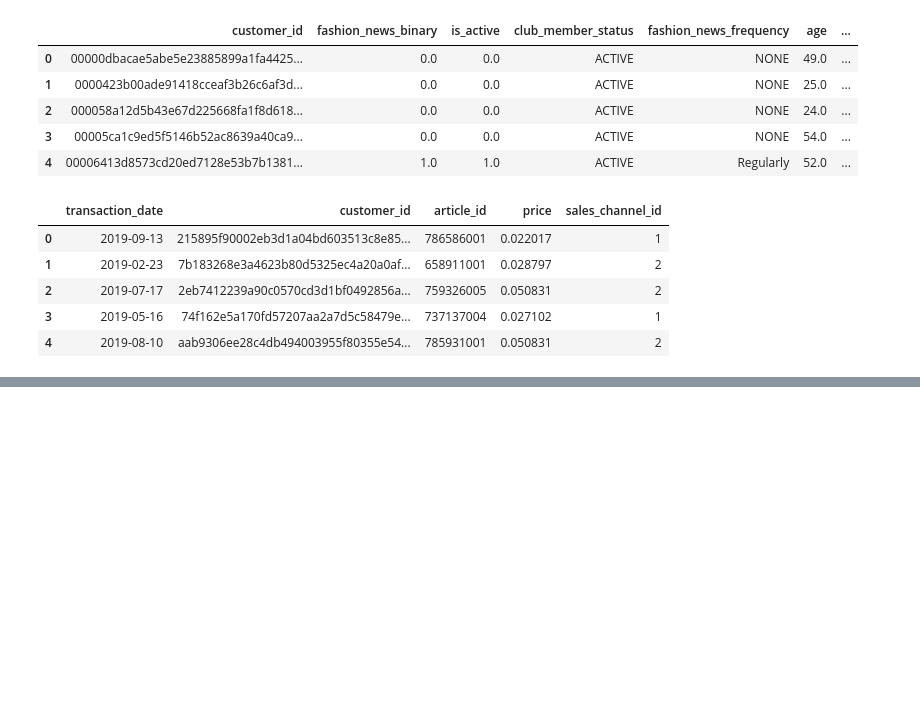
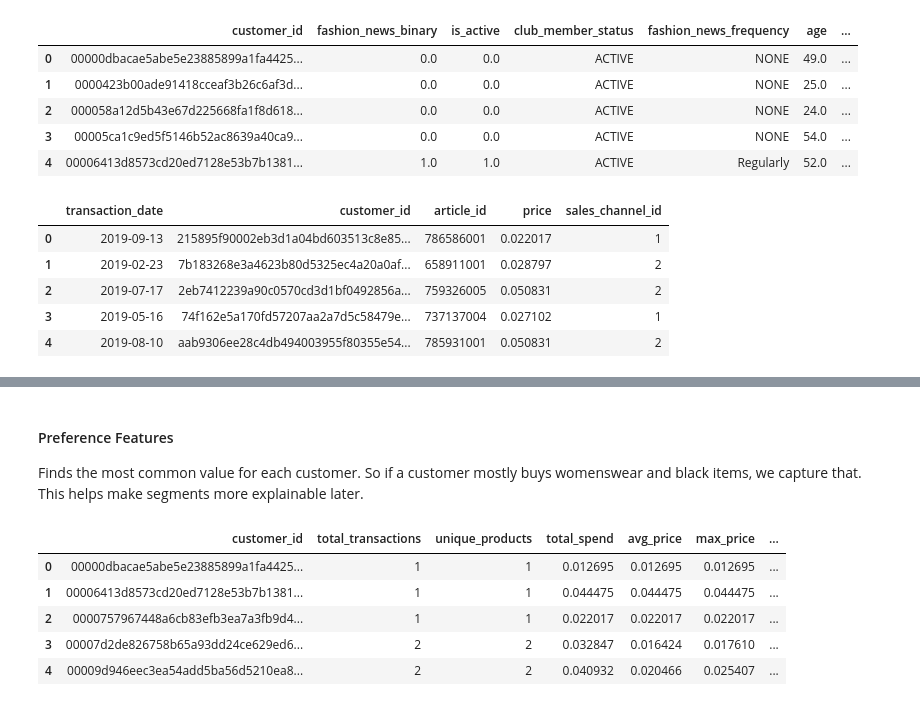
Before and after one commit to Letitia-Chang/omni-retail-ai, a Jupyter notebook: notebooks/02_customer_segmentation.ipynb, the cells around one changed output, grey strips where cells are left out. Drawn from its saved outputs; the diff is of its cells as text; code cells hidden in the pictures; blank space fills up the shorter version.

```diff
--- a/notebooks/02_customer_segmentation.ipynb
+++ b/notebooks/02_customer_segmentation.ipynb
@@ -24,6 +25,8 @@ customers = pd.read_csv(os.path.join(PROCESSED_DIR, "customers.csv"))
 articles = pd.read_csv(os.path.join(PROCESSED_DIR, "articles.csv"))
 transactions = pd.read_csv(os.path.join(PROCESSED_DIR, "transactions.csv"))
 
+transactions["transaction_date"] = pd.to_datetime(transactions["transaction_date"])
+
 print(customers.shape)
 print(articles.shape)
 print(transactions.shape)
@@ -116,0 +138,51 @@ customer_behavior.head()
+# %% [markdown]
+#### Preference Features
+
+Finds the most common value for each customer. So if a customer mostly buys womenswear and black items, we capture that. This helps make segments more explainable later.
+# %%
+def get_top_value(df, group_col, value_col, output_col):
+    return (
+        df.groupby([group_col, value_col])
+        .size()
+        .reset_index(name="count")
+        .sort_values([group_col, "count"], ascending=[True, False])
+        .drop_duplicates(group_col)
+        [[group_col, value_col]]
+        .rename(columns={value_col: output_col})
+    )
+
+favorite_product_group = get_top_value(
+    txn, "customer_id", "product_group", "favorite_product_group"
+)
+
+favorite_index_group = get_top_value(
+    txn, "customer_id", "index_group", "favorite_index_group"
+)
+
+favorite_garment_group = get_top_value(
+    txn, "customer_id", "garment_group", "favorite_garment_group"
+)
+
+favorite_color = get_top_value(
+    txn, "customer_id", "color_group", "favorite_color"
+)
+# %%
+
+customer_features = customer_behavior.copy()
+
+for feature_df in [
+    favorite_product_group,
+    favorite_index_group,
+    favorite_garment_group,
+    favorite_color
+]:
+    customer_features = customer_features.merge(feature_df, on="customer_id", how="left")
+
+customer_features.head()
+# %% [output]
+|  | customer_id | total_transactions | unique_products | total_spend | avg_price | max_price | ... |
+| 0 | 00000dbacae5abe5e23885899a1fa4425... | 1 | 1 | 0.012695 | 0.012695 | 0.012695 | ... |
+| 1 | 00006413d8573cd20ed7128e53b7b1381... | 1 | 1 | 0.044475 | 0.044475 | 0.044475 | ... |
+| 2 | 0000757967448a6cb83efb3ea7a3fb9d4... | 1 | 1 | 0.022017 | 0.022017 | 0.022017 | ... |
+| 3 | 00007d2de826758b65a93dd24ce629ed6... | 2 | 2 | 0.032847 | 0.016424 | 0.017610 | ... |
+| 4 | 00009d946eec3ea54add5ba56d5210ea8... | 2 | 2 | 0.040932 | 0.020466 | 0.025407 | ... |
```
Also changed, not shown: parts of 33 cells of this notebook, 1 other file.
